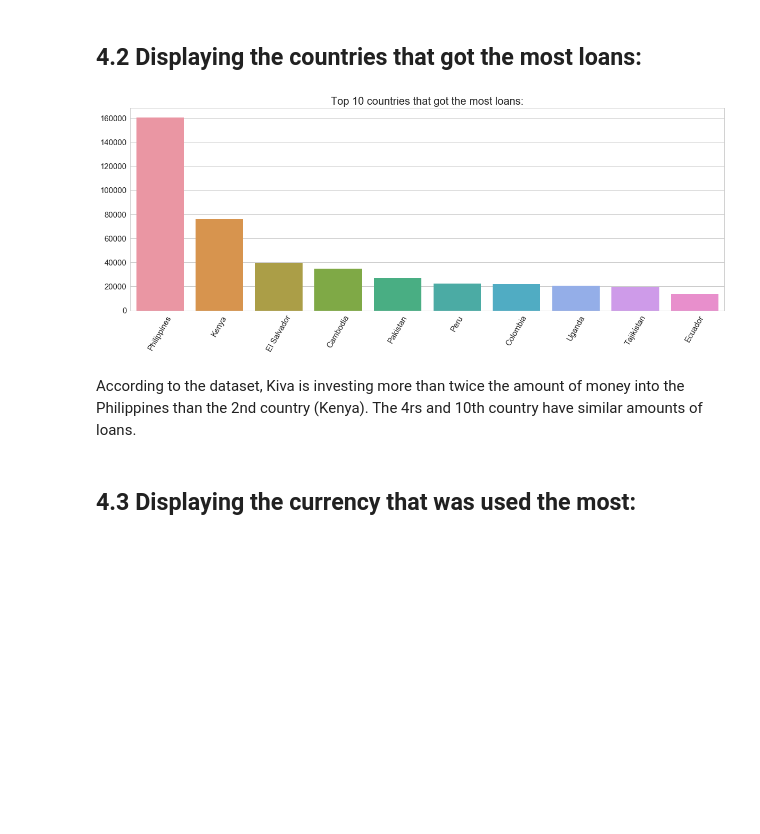
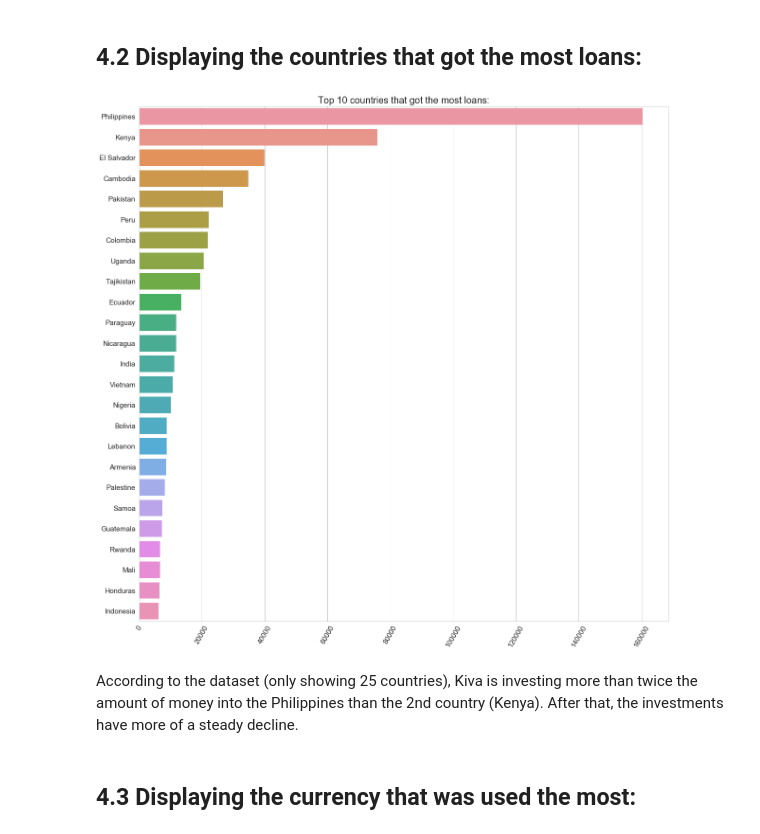
Before and after one commit to CJL89/Kiva-Crowdfunding, a Jupyter notebook: Kiva Crowdfunding.ipynb, the cells around one changed output. Saved outputs shown, nothing was run; the diff lists cells and outputs as text; code cells hidden in the pictures; blank space fills up the shorter version.

Commit message:
Updated visuals

```diff
--- a/Kiva Crowdfunding.ipynb
+++ b/Kiva Crowdfunding.ipynb
@@ -230,0 +230,8 @@ kiva_loans.describe()
+# %%
+# Changing the date column to to_datetime:
+
+kiva_loans['date'] = pd.to_datetime(kiva_loans['date'])
+kiva_loans['year'] = pd.DataFrame(kiva_loans['date'].dt.year)
+kiva_loans['month'] = pd.DataFrame(kiva_loans['date'].dt.month)
+kiva_loans['day'] = pd.DataFrame(kiva_loans['date'].dt.day)
+kiva_loans.head()
@@ -278,25 +293,25 @@ The Sub-Saharan region has the most loans invested. Let's see if the individual
 # %%
 # Displaying the top 10 countries that got the biggest dollar amount in loans:
 
-countries = pd.DataFrame(kiva_loans['country'].value_counts(sort=['loan_amount']).head(10))
+countries = pd.DataFrame(kiva_loans['country'].value_counts(sort=['loan_amount']))
 countries.reset_index(inplace=True)
 countries.columns = ['country', 'total_loaned']
 
 # Displaying the results in a graph:
 
-plt.figure(figsize=(20, 7))
+plt.figure(figsize=(20, 20))
 
 sns.set(style="whitegrid")
-barplot = sns.barplot(x=countries['country'], y=countries['total_loaned'])
+barplot = sns.barplot(x=countries['total_loaned'][:25], y=countries['country'][:25])
 barplot.set(xlabel='', ylabel='')
 plt.title('Top 10 countries that got the most loans:', fontsize=20)
 plt.xticks(rotation=60, fontsize=15)
 plt.yticks(fontsize=15)
 plt.show()
 # %% [output]
-[figure, old version]
+[figure, new version]
 # %% [markdown]
-According to the dataset, Kiva is investing more than twice the amount of money into the Philippines than the 2nd country (Kenya). The 4rs and 10th country have similar amounts of loans.
+According to the dataset (only showing 25 countries), Kiva is investing more than twice the amount of money into the Philippines than the 2nd country (Kenya). After that, the investments have more of a steady decline.
 # %% [markdown]
 ## <a id='currency'>4.3 Displaying the currency that was used the most:</a>
 # %%
```
Also changed, not shown: parts of 56 cells of this notebook.
